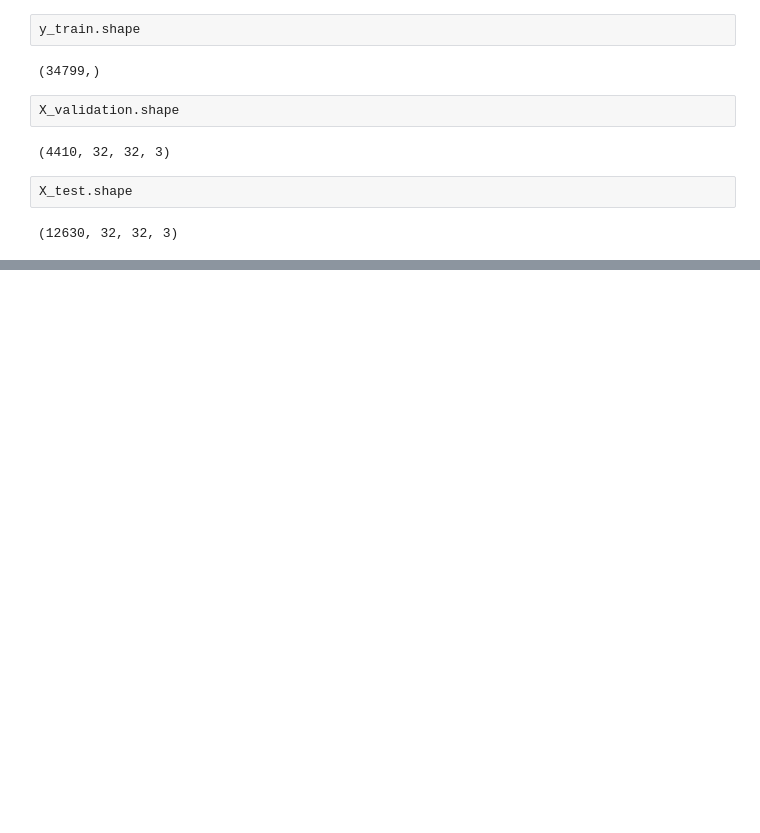
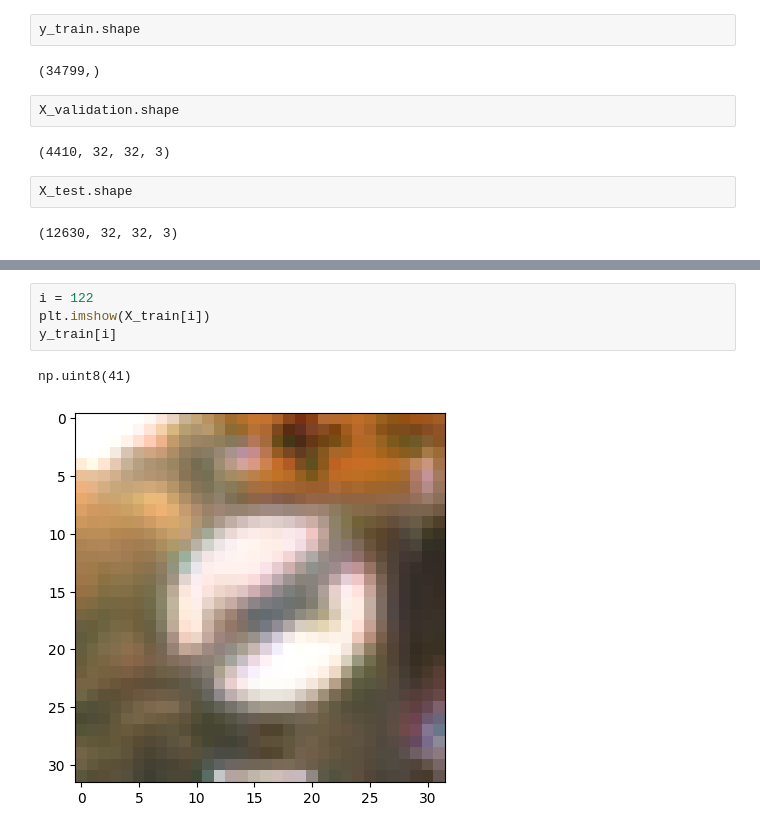
Before and after one commit to Kris1825/LE-NET-DEEP-NETWORK---TRAFFIC-SIGN-CLASSIFICATION, a Jupyter notebook: Untitled.ipynb, the cells around one changed output, grey strips where cells are left out. Cells and saved outputs as stored; diff of their text form; blank space fills up the shorter version.

```diff
--- a/Untitled.ipynb
+++ b/Untitled.ipynb
@@ -38,0 +49,7 @@ X_test.shape
+# %%
+i = 122
+plt.imshow(X_train[i])
+y_train[i]
+# %% [output]
+np.uint8(41)
+[figure, added]
```
Also changed, not shown: parts of 25 cells of this notebook.
